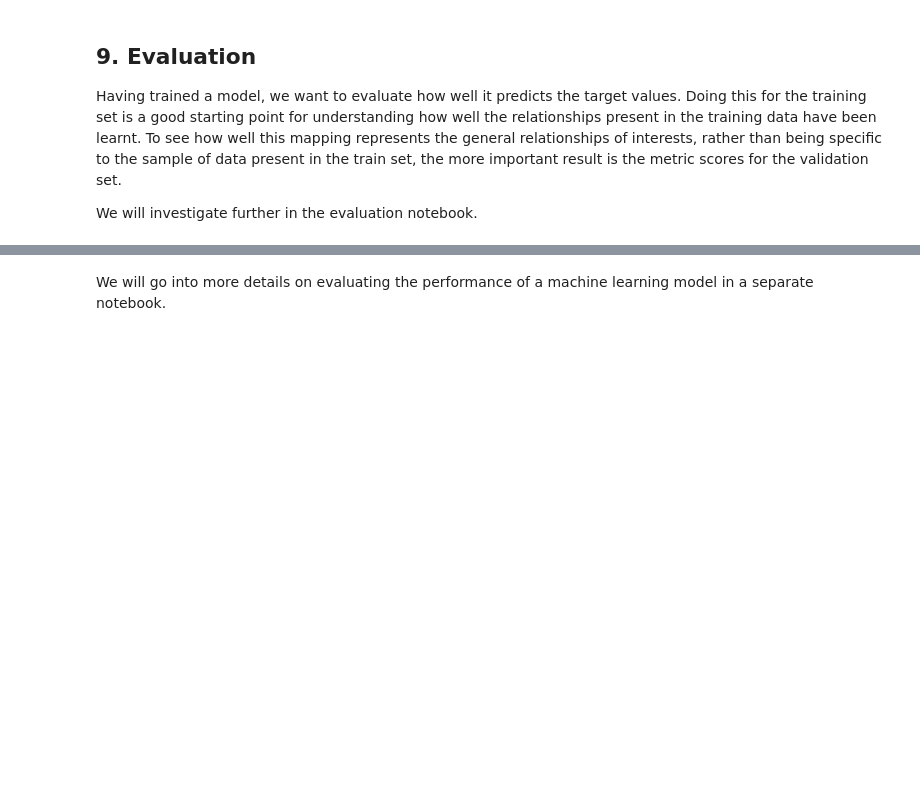
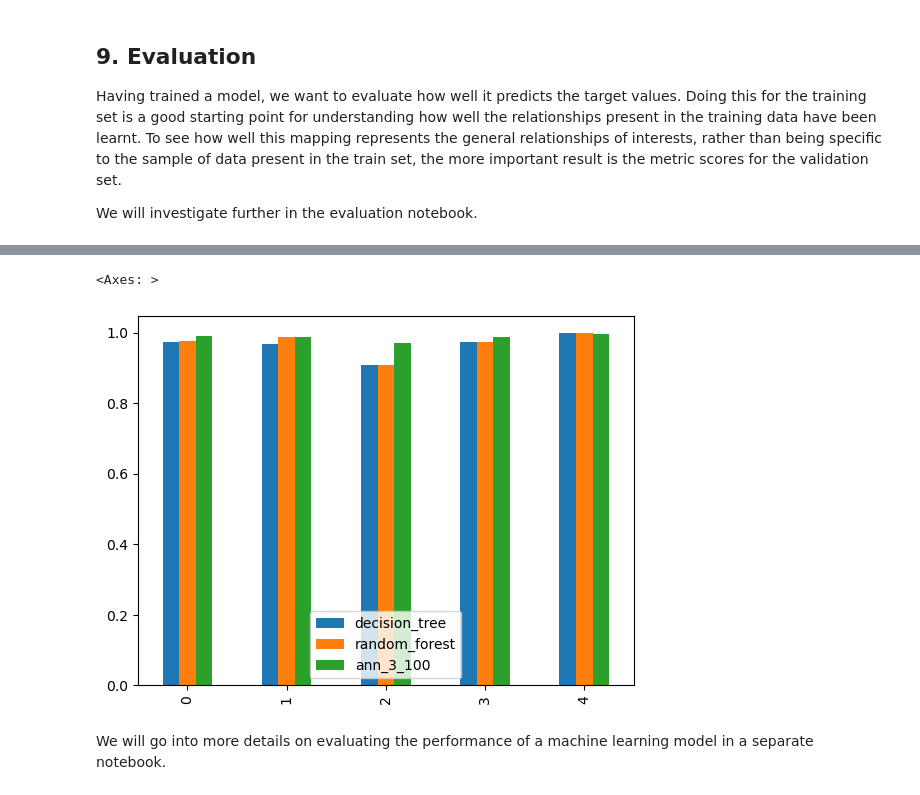
Before and after one commit to MetOffice/data_science_cop, a Jupyter notebook: ml_examples/climate_zones/ClimateZones_TrainingPipeline.ipynb, the cells around one changed output, grey strips where cells are left out. Saved outputs shown, nothing was run; the diff lists cells and outputs as text; code cells hidden in the pictures; blank space fills up the shorter version.

```diff
--- a/ml_examples/climate_zones/ClimateZones_TrainingPipeline.ipynb
+++ b/ml_examples/climate_zones/ClimateZones_TrainingPipeline.ipynb
@@ -496,3 +515,8 @@ for clf_name, clf_obj in classifiers_dict.items():
+# %%
+pandas.DataFrame({clf_name: clf_dict['precision'] for clf_name, clf_dict in metrics_val.items()}).plot.bar()
+# %% [output]
+<Axes: >
+[figure, added]
 # %% [markdown]
 We will go into more details on evaluating the performance of a machine learning model in a separate notebook.
 # %% [markdown]
```
Also changed, not shown: parts of 11 cells of this notebook, 1 other file.
